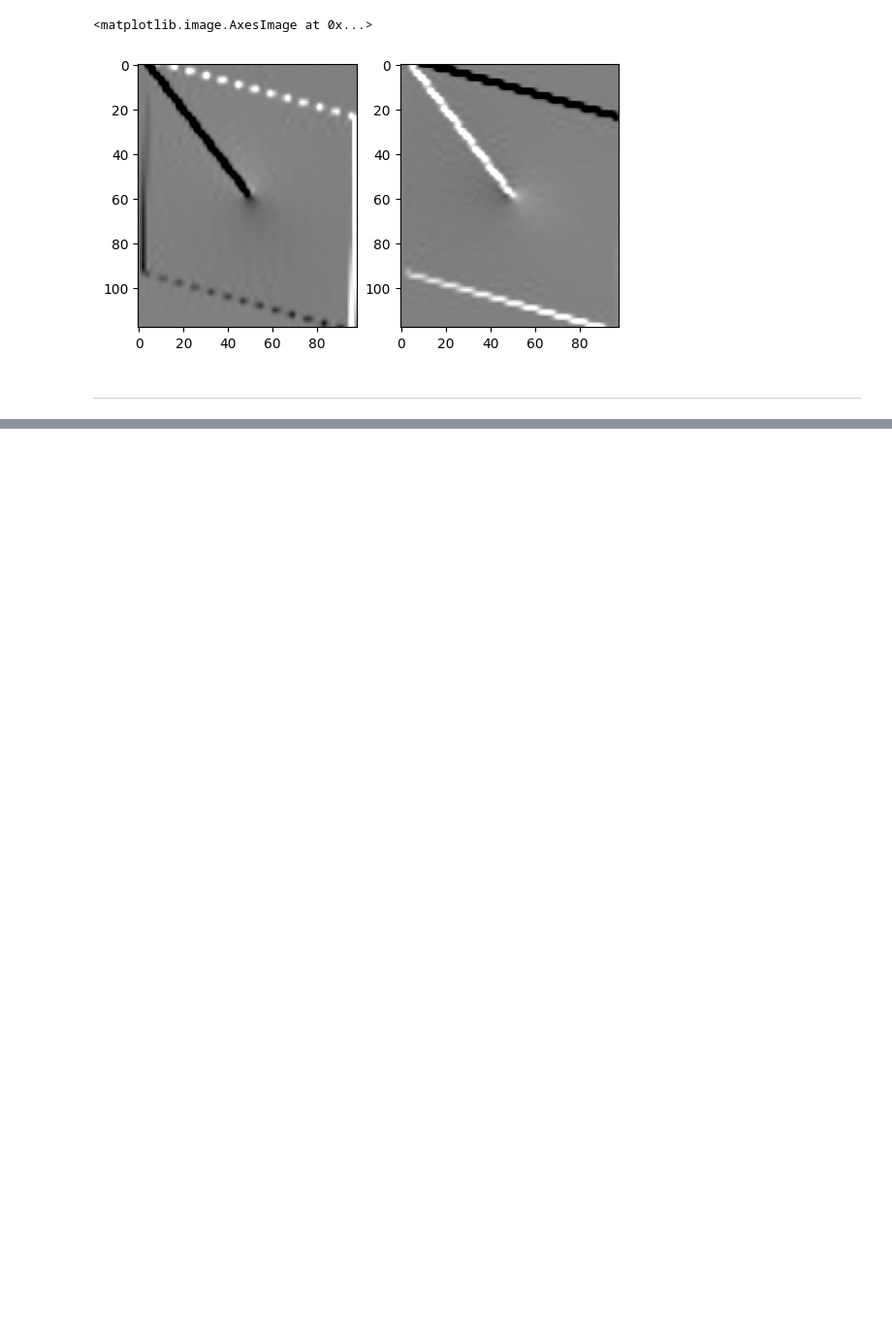
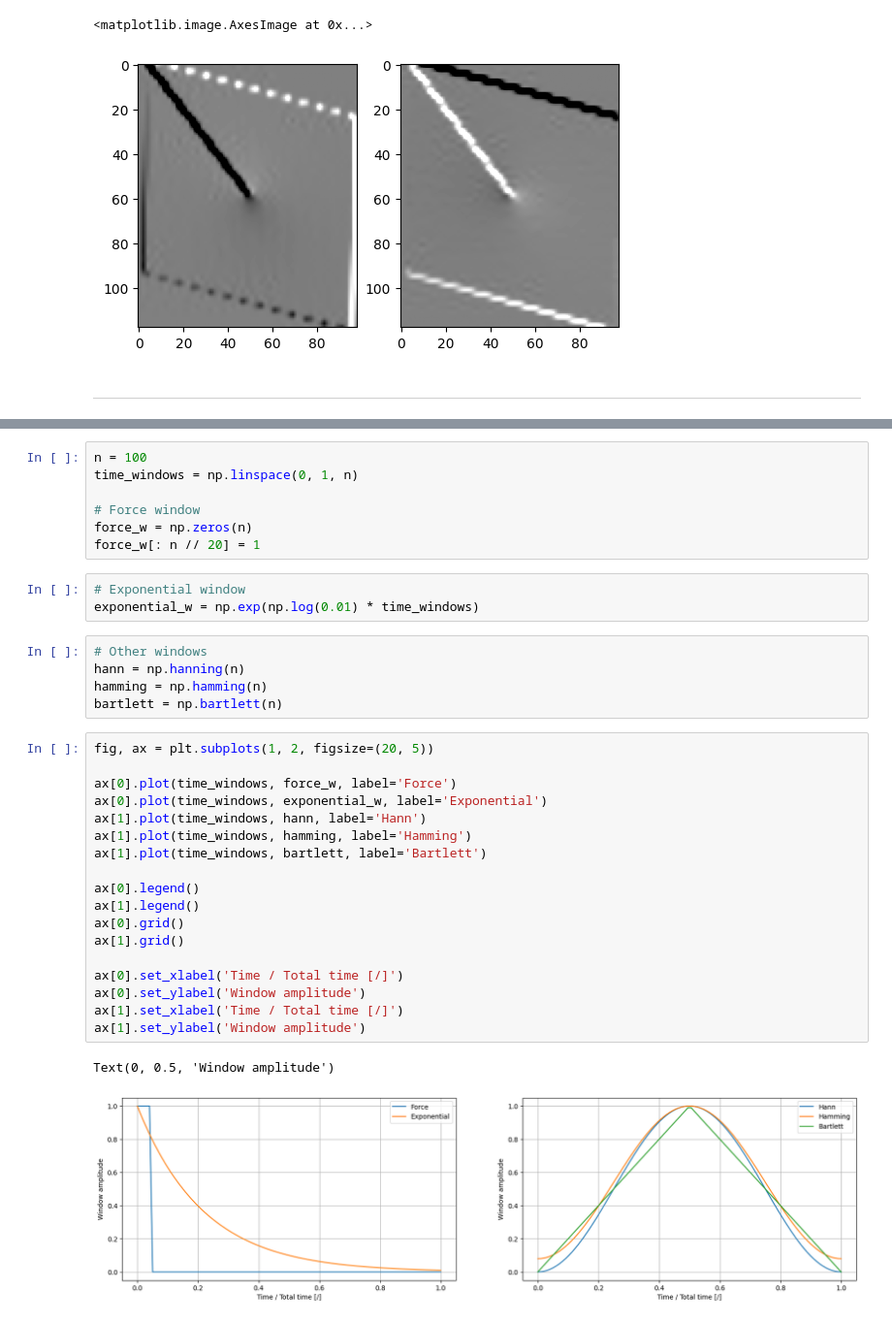
Before and after one commit to ladisk/Python_tutorial_EOL, a Jupyter notebook: notebooks/004 - Essential numerical tools.ipynb, the cells around one changed output, grey strips where cells are left out. Shown at 97% size. Saved outputs shown, nothing was run; the diff lists cells and outputs as text; blank space fills up the shorter version.

```diff
--- a/notebooks/004 - Essential numerical tools.ipynb
+++ b/notebooks/004 - Essential numerical tools.ipynb
@@ -243,0 +371,36 @@ ax[1].imshow(dy_sobel, cmap='gray', vmin=-255, vmax=255)
+# %%
+n = 100
+time_windows = np.linspace(0, 1, n)
+
+# Force window
+force_w = np.zeros(n)
+force_w[: n // 20] = 1
+# %%
+# Exponential window
+exponential_w = np.exp(np.log(0.01) * time_windows)
+# %%
+# Other windows
+hann = np.hanning(n)
+hamming = np.hamming(n)
+bartlett = np.bartlett(n)
+# %%
+fig, ax = plt.subplots(1, 2, figsize=(20, 5))
+
+ax[0].plot(time_windows, force_w, label='Force')
+ax[0].plot(time_windows, exponential_w, label='Exponential')
+ax[1].plot(time_windows, hann, label='Hann')
+ax[1].plot(time_windows, hamming, label='Hamming')
+ax[1].plot(time_windows, bartlett, label='Bartlett')
+
+ax[0].legend()
+ax[1].legend()
+ax[0].grid()
+ax[1].grid()
+
+ax[0].set_xlabel('Time / Total time [/]')
+ax[0].set_ylabel('Window amplitude')
+ax[1].set_xlabel('Time / Total time [/]')
+ax[1].set_ylabel('Window amplitude')
+# %% [output]
+Text(0, 0.5, 'Window amplitude')
+[figure, added]
```
Also changed, not shown: parts of 52 cells of this notebook, 4 other files.
